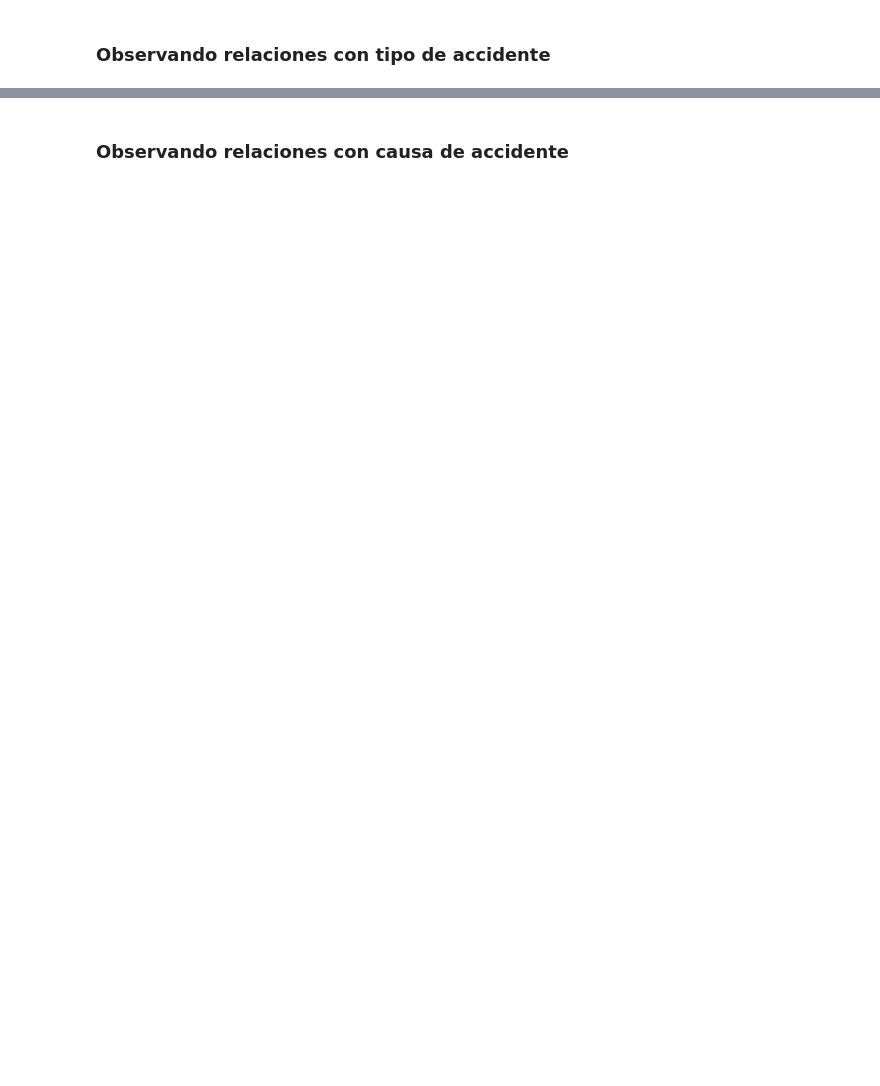
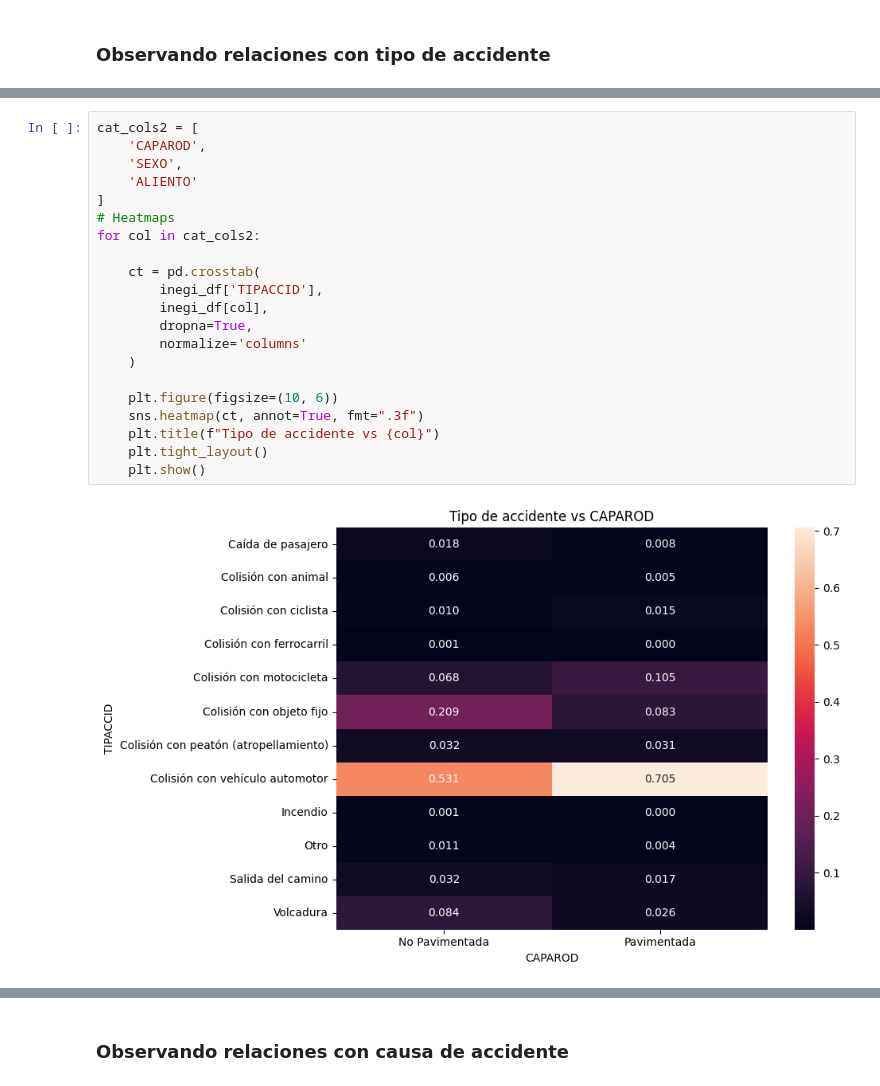
Before and after one commit to Mario-ACL/proyecto_ing_datos, a Jupyter notebook: notebooks/1.02-EDA-relations-1.ipynb, the cells around one changed output, grey strips where cells are left out. Cells and saved outputs as stored; diff of their text form; blank space fills up the shorter version.

```diff
--- a/notebooks/1.02-EDA-relations-1.ipynb
+++ b/notebooks/1.02-EDA-relations-1.ipynb
@@ -180,0 +146,23 @@ for col in cat_cols:
+# %%
+cat_cols2 = [
+    'CAPAROD',
+    'SEXO',
+    'ALIENTO'
+]
+# Heatmaps
+for col in cat_cols2:
+
+    ct = pd.crosstab(
+        inegi_df['TIPACCID'],
+        inegi_df[col],
+        dropna=True,
+        normalize='columns'
+    )
+
+    plt.figure(figsize=(10, 6))
+    sns.heatmap(ct, annot=True, fmt=".3f")
+    plt.title(f"Tipo de accidente vs {col}")
+    plt.tight_layout()
+    plt.show()
+# %% [output]
+[figure, added]
```
Also changed, not shown: parts of 22 cells of this notebook, 1 other file.
